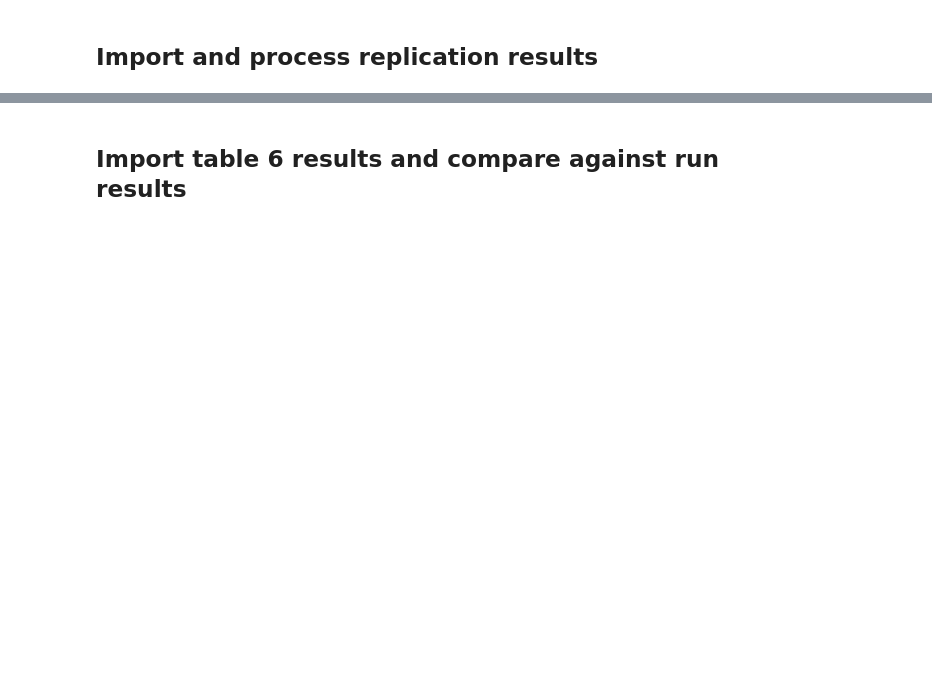
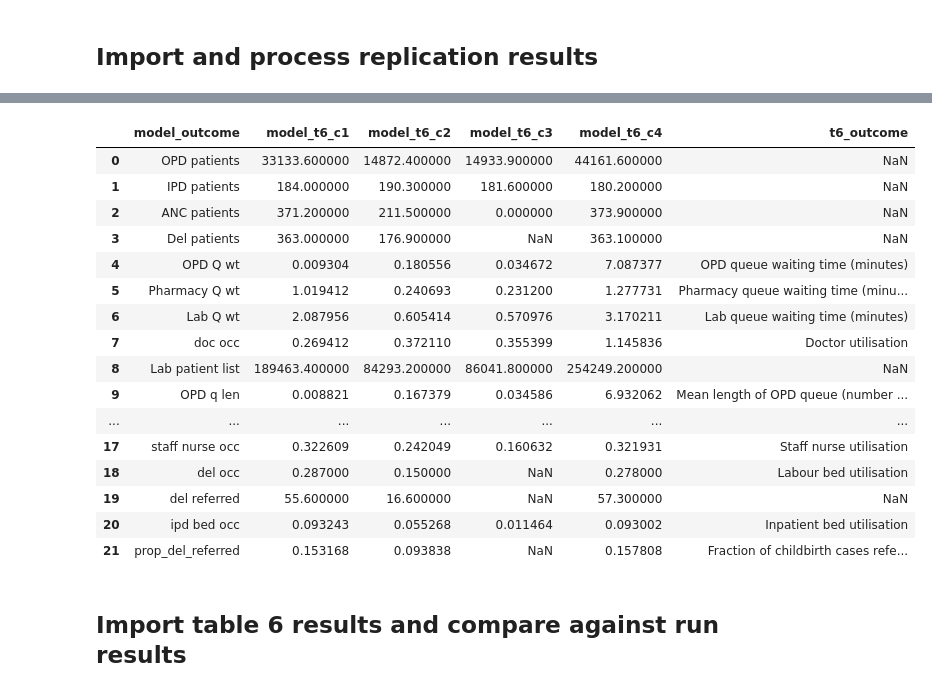
Before and after one commit to pythonhealthdatascience/stars-reproduce-shoaib-2022, a Jupyter notebook: reproduction/reproduce.ipynb, the cells around one changed output, grey strips where cells are left out. Cells and saved outputs as stored; diff of their text form; code cells hidden in the pictures; blank space fills up the shorter version.

```diff
--- a/reproduction/reproduce.ipynb
+++ b/reproduction/reproduce.ipynb
@@ -218,2 +94,77 @@ summary
+# %%
+# Make dictionary with labels from table 6, and corresponding names from model output
+t6_labels = {
+  'doc occ': 'Doctor utilisation',
+  'NCD occ': 'NCD Nurse utilisation',
+  'staff nurse occ': 'Staff nurse utilisation',
+  'pharm occ': 'Pharmacist utilisation',
+  'lab occ': 'Lab utilisation',
+  'ipd bed occ': 'Inpatient bed utilisation',
+  'del occ': 'Labour bed utilisation',  # "Del" stands for delivery
+  'OPD q len': 'Mean length of OPD queue (number of patients)',
+  'OPD Q wt': 'OPD queue waiting time (minutes)',
+  'pharmacy q len': 'Mean length of pharmacy queue (number of patients)',
+  'Pharmacy Q wt': 'Pharmacy queue waiting time (minutes)',
+  'lab q len': 'Mean length of Lab queue (number of patients)',
+  'Lab Q wt': 'Lab queue waiting time (minutes)',
+  'prop_del_referred': 'Fraction of childbirth cases referred'
+}
+# %%
+# List of files to loop through
+files = ['t6_c1', 't6_c2', 't6_c3', 't6_c4']
+
+# Empty list to store results
+result_list = []
+
+for f in files:
+    # Import .xls and convert to pandas dataframe
+    book = xlrd.open_workbook(os.path.join('outputs', f'{f}.xls'))
+    result = pd.read_excel(book, header=None, index_col=0)
+
+    # Find mean from the replications
+    av_result = result.mean(axis=1)
+
+    # Calculate the proportion of childbirth cases referred and add to series
+    prop_del_referred = pd.Series(
+        av_result['del referred'] / av_result['Del patients'],
+        index=['prop_del_referred'])
+    new_av_result = pd.concat([av_result, prop_del_referred])
+
+    # Convert to df, save as model config1, drop duplicates, and display
+    res = (new_av_result
+           .to_frame(name=f'model_{f}')
+           #.reset_index()
+           #.rename(columns= {'index': 'simple_outcome'})
+           .drop_duplicates())
+
+    result_list.append(res)
+
+# Combine into single dataframe
+summary = (pd.concat(result_list, axis=1)
+           .reset_index()
+           .rename(columns= {'index': 'model_outcome'}))
+
+# Add labels to model results
+summary['t6_outcome'] = summary['model_outcome'].map(t6_labels)
+
+summary
+# %% [output]
+|  | model_outcome | model_t6_c1 | model_t6_c2 | model_t6_c3 | model_t6_c4 | t6_outcome |
+| 0 | OPD patients | 33133.600000 | 14872.400000 | 14933.900000 | 44161.600000 | NaN |
+| 1 | IPD patients | 184.000000 | 190.300000 | 181.600000 | 180.200000 | NaN |
+| 2 | ANC patients | 371.200000 | 211.500000 | 0.000000 | 373.900000 | NaN |
+| 3 | Del patients | 363.000000 | 176.900000 | NaN | 363.100000 | NaN |
+| 4 | OPD Q wt | 0.009304 | 0.180556 | 0.034672 | 7.087377 | OPD queue waiting time (minutes) |
+| 5 | Pharmacy Q wt | 1.019412 | 0.240693 | 0.231200 | 1.277731 | Pharmacy queue waiting time (minu... |
+| 6 | Lab Q wt | 2.087956 | 0.605414 | 0.570976 | 3.170211 | Lab queue waiting time (minutes) |
+| 7 | doc occ | 0.269412 | 0.372110 | 0.355399 | 1.145836 | Doctor utilisation |
+| 8 | Lab patient list | 189463.400000 | 84293.200000 | 86041.800000 | 254249.200000 | NaN |
+| 9 | OPD q len | 0.008821 | 0.167379 | 0.034586 | 6.932062 | Mean length of OPD queue (number ... |
+| ... | ... | ... | ... | ... | ... | ... |
+| 17 | staff nurse occ | 0.322609 | 0.242049 | 0.160632 | 0.321931 | Staff nurse utilisation |
+| 18 | del occ | 0.287000 | 0.150000 | NaN | 0.278000 | Labour bed utilisation |
+| 19 | del referred | 55.600000 | 16.600000 | NaN | 57.300000 | NaN |
+| 20 | ipd bed occ | 0.093243 | 0.055268 | 0.011464 | 0.093002 | Inpatient bed utilisation |
+| 21 | prop_del_referred | 0.153168 | 0.093838 | NaN | 0.157808 | Fraction of childbirth cases refe... |
 # %% [markdown]
 ## Import table 6 results and compare against run results
```
Also changed, not shown: parts of 17 cells of this notebook, 5 other files.
